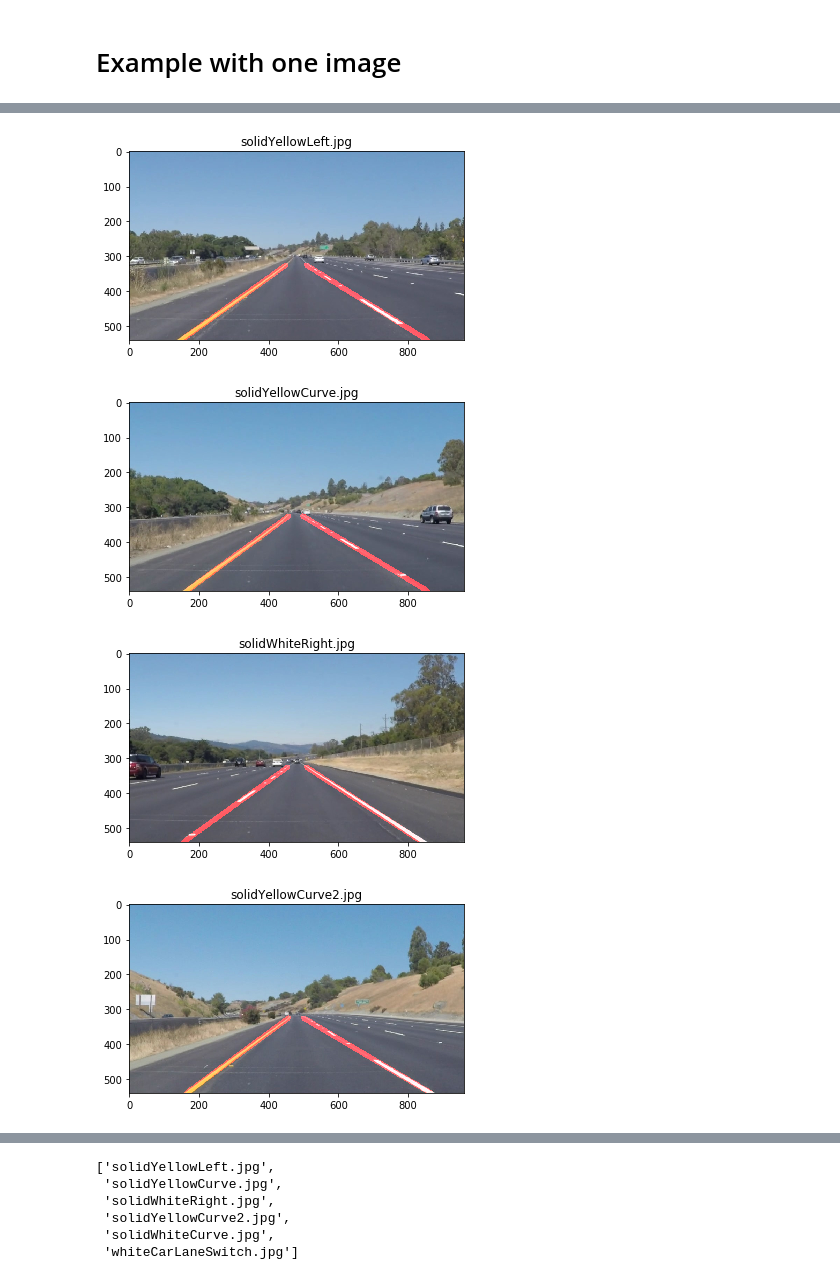
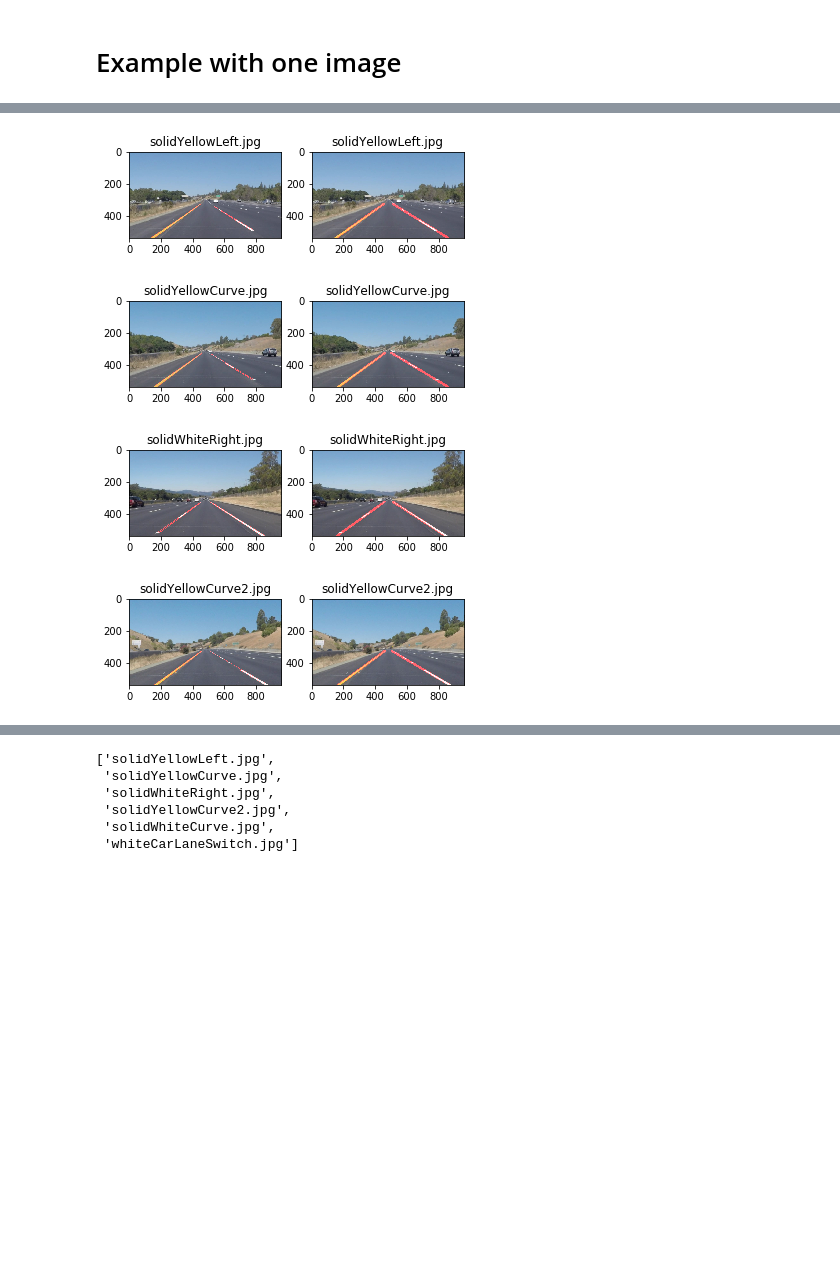
Before and after one commit to fstahl1/P1-CarND-LaneLines, a Jupyter notebook: pipeline.ipynb, the cells around one changed output, grey strips where cells are left out. Drawn from its saved outputs; the diff is of its cells as text; code cells hidden in the pictures; blank space fills up the shorter version.

```diff
--- a/pipeline.ipynb
+++ b/pipeline.ipynb
@@ -272,7 +289,7 @@ plt.imshow(final_image)
 [figure]
 [figure]
 # %%
-def process_image(image):
+def process_image_hough(image):
     # NOTE: The output you return should be a color image (3 channel) for processing video below
     # TODO: put your pipeline here,
     # you should return the final output (image where lines are drawn on lanes)
@@ -293,26 +310,10 @@ def process_image(image):
     # Probabilistic Hough Line Transform (outputs the extremes of the detected lines)
     lines = cv2.HoughLinesP(canny_roi, rho, theta, threshold, np.array([]), min_line_len, max_line_gap)
 
-    # average left and right lane lines
-    m_avg_left, b_avg_left, m_avg_right, b_avg_right = average_left_right(lines)
-
-    # extrapolate lines
-    x_min_left, x_max_left, x_min_right, x_max_right = extrapolate(m_avg_left, b_avg_left, m_avg_right, b_avg_right)
-
-#     # calculate line extremes
-#     x_min_left = calc_line_x_val(m_avg_left, b_avg_left, y_min)
-#     x_max_left = calc_line_x_val(m_avg_left, b_avg_left, y_max)
-#     x_min_right = calc_line_x_val(m_avg_right, b_avg_right, y_min)
-#     x_max_right = calc_line_x_val(m_avg_right, b_avg_right, y_max)
-
-    # calculate final lines (averaged and extrapolated)
-    #lines_final = np.array([[[x_left_max, y_max, x_left_min, y_left_min]],[[x_right_max, y_max, x_right_min, y_right_min]]])
-    lines_final = np.array([[[x_min_left, y_min, x_max_left, y_max], [x_min_right, y_min, x_max_right, y_max]]])
-
     image_copy = np.copy(image)
 
     image_black = np.zeros((image.shape[0], image.shape[1], 3), dtype=np.uint8)
-    draw_lines(image_black, lines_final, [255, 0, 0], 13)
+    draw_lines(image_black, lines, [255, 0, 0], 2)
 
     image_final = weighted_img(image_black, image_copy, 1, 1, 0)
 
@@ -320,16 +360,23 @@ def process_image(image):
 # %%
 image_names = os.listdir("test_images/")
 
-## read image:
+
 for image_name in image_names:
     image = mpimg.imread('test_images/'+image_name)
-    image_final = process_image(image)
-    # plot rgb-image:
-    plt.figure()
+
+    plt.subplot(121)
+    segments_image = process_image_hough(image)
+    plt.imshow(segments_image)
+    plt.title(image_name)
+#     plt.show()
+
+    plt.subplot(122)
+    image_final = process_image_avg_extrapol(image)
     plt.imshow(image_final)
     plt.title(image_name)
+    plt.show()
 # %% [output]
-[figure, old version]
+[figure, new version]
-[figure, old version]
+[figure, new version]
-[figure, old version]
+[figure, new version]
-[figure, old version]
+[figure, new version]
```
Also changed, not shown: parts of 15 cells of this notebook, 3 other files.
